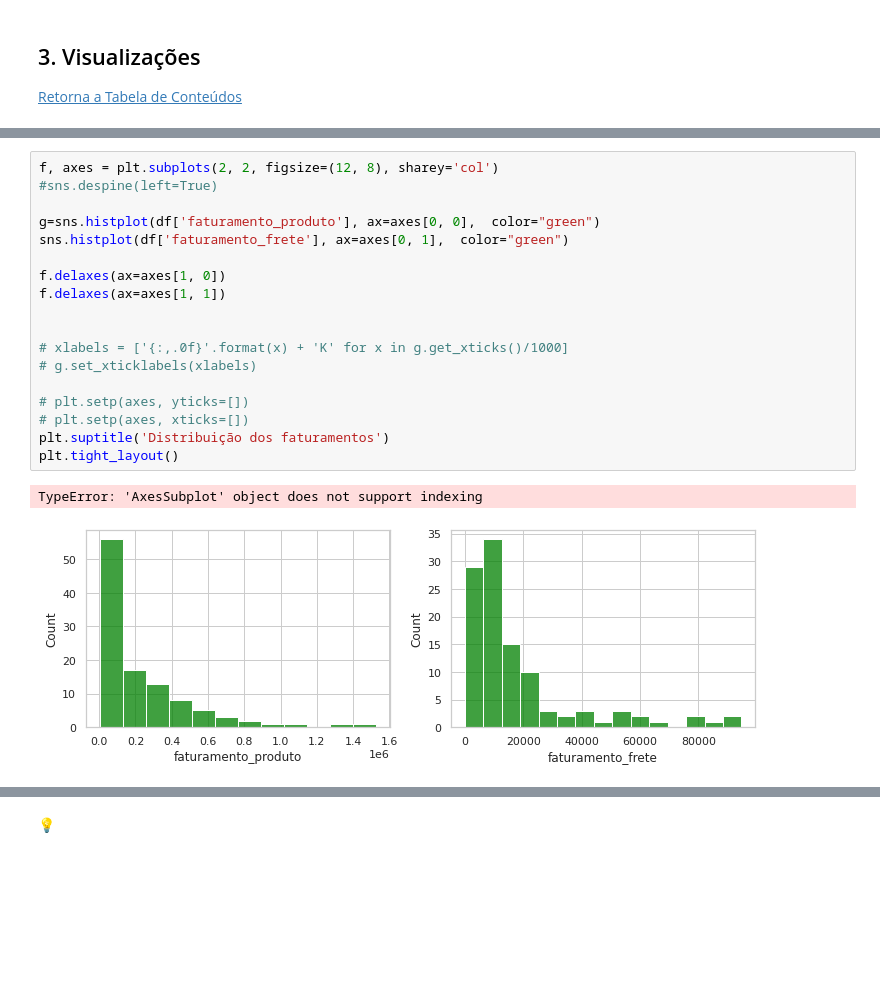
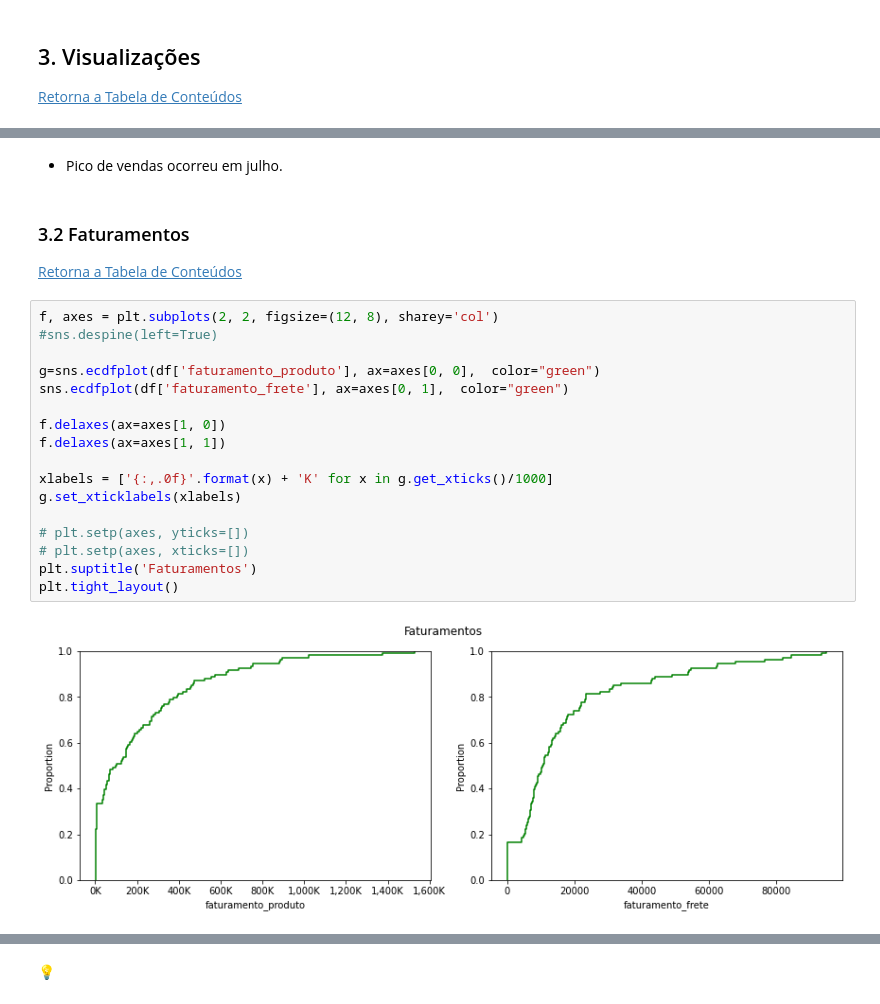
Before and after one commit to pathilink/B2W_data, a Jupyter notebook: B2W_report.ipynb, the cells around one changed output, grey strips where cells are left out. Saved outputs shown, nothing was run; the diff lists cells and outputs as text; blank space fills up the shorter version.

```diff
--- a/B2W_report.ipynb
+++ b/B2W_report.ipynb
@@ -124,21 +143,24 @@ As variáveis 'mes', 'departamento', 'uf' e 'item' estão uniformemente distribu
+# %% [markdown]
+* Pico de vendas ocorreu em julho.
+# %% [markdown]
+### 3.2 Faturamentos
+[Retorna a Tabela de Conteúdos](#Tabela-de-Conteúdos)
 # %%
 f, axes = plt.subplots(2, 2, figsize=(12, 8), sharey='col')
 #sns.despine(left=True)
 
-g=sns.histplot(df['faturamento_produto'], ax=axes[0, 0],  color="green")
-sns.histplot(df['faturamento_frete'], ax=axes[0, 1],  color="green")
+g=sns.ecdfplot(df['faturamento_produto'], ax=axes[0, 0],  color="green")
+sns.ecdfplot(df['faturamento_frete'], ax=axes[0, 1],  color="green")
 
 f.delaxes(ax=axes[1, 0])
 f.delaxes(ax=axes[1, 1])
 
-
-# xlabels = ['{:,.0f}'.format(x) + 'K' for x in g.get_xticks()/1000]
-# g.set_xticklabels(xlabels)
+xlabels = ['{:,.0f}'.format(x) + 'K' for x in g.get_xticks()/1000]
+g.set_xticklabels(xlabels)
 
 # plt.setp(axes, yticks=[])
 # plt.setp(axes, xticks=[])
-plt.suptitle('Distribuição dos faturamentos')
+plt.suptitle('Faturamentos')
 plt.tight_layout()
 # %% [output]
-TypeError: 'AxesSubplot' object does not support indexing
-[figure, old version]
+[figure, new version]
```
Also changed, not shown: parts of 26 cells of this notebook, 1 other file.
